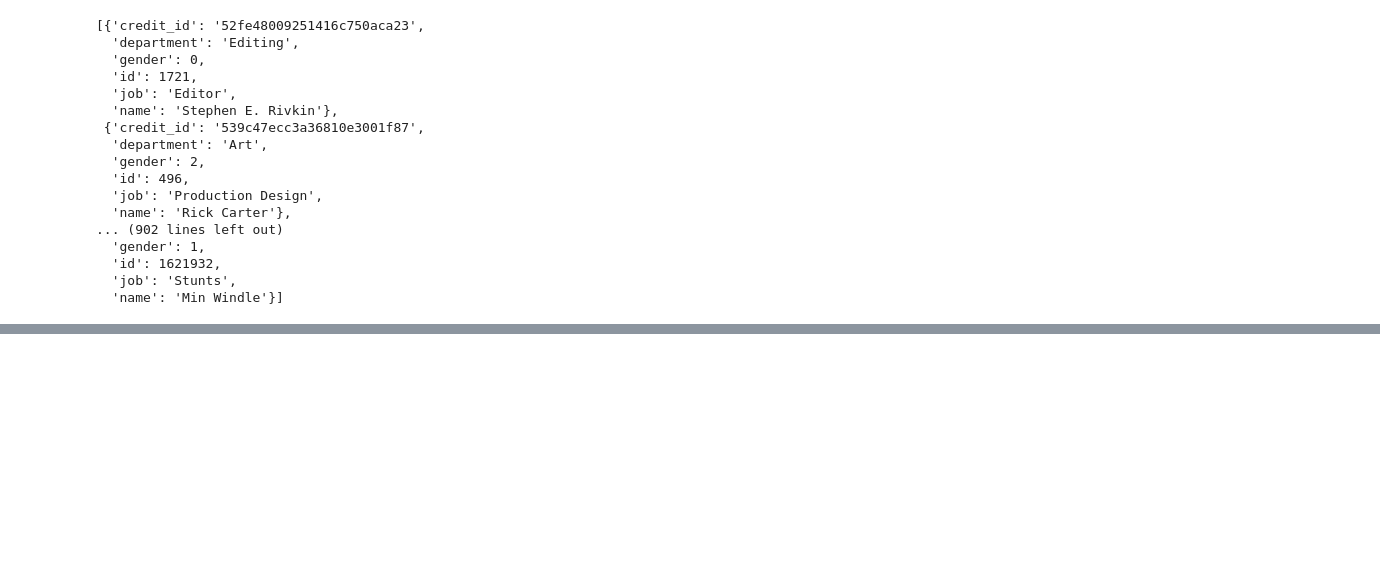
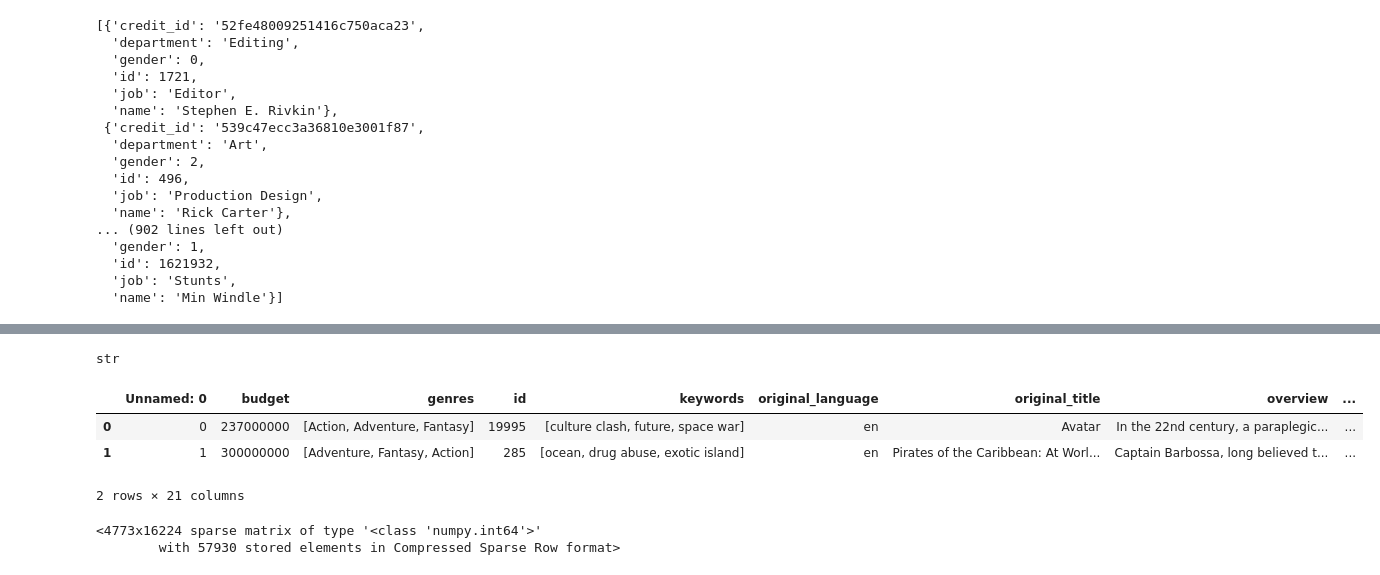
Before and after one commit to zabiAzimy/recommender-system, a Jupyter notebook: content_based_rec_system.ipynb, the cells around one changed output, grey strips where cells are left out. Saved outputs shown, nothing was run; the diff lists cells and outputs as text; code cells hidden in the pictures; blank space fills up the shorter version.

```diff
--- a/content_based_rec_system.ipynb
+++ b/content_based_rec_system.ipynb
@@ -342,0 +497,3 @@ data['crew'][0]
+# %%
+# dropiing some missing values
+data.dropna(subset='director', inplace=True)
@@ -342,0 +537,16 @@ data['crew'][0]
+# %%
+type(' '.join(data['crew'][0]))
+# %% [output]
+str
+# %%
+def create_feature(row):
+    return ' '.join(row['keywords']) + ' '.join(row['cast']) + ' ' + row['director'] + ' '.join(row['genres'])
+# %%
+data['important_feature'] = data.apply(create_feature, axis=1)
+# %%
+data.head(2)
+# %% [output]
+|  | Unnamed: 0 | budget | genres | id | keywords | original_language | original_title | overview | ... |
+| 0 | 0 | 237000000 | [Action, Adventure, Fantasy] | 19995 | [culture clash, future, space war] | en | Avatar | In the 22nd century, a paraplegic... | ... |
+| 1 | 1 | 300000000 | [Adventure, Fantasy, Action] | 285 | [ocean, drug abuse, exotic island] | en | Pirates of the Caribbean: At Worl... | Captain Barbossa, long believed t... | ... |
+2 rows × 21 columns
@@ -342,0 +559,5 @@ data['crew'][0]
+# %%
+count_matrix
+# %% [output]
+<4773x16224 sparse matrix of type '<class 'numpy.int64'>'
+        with 57930 stored elements in Compressed Sparse Row format>
```
Also changed, not shown: parts of 34 cells of this notebook.
